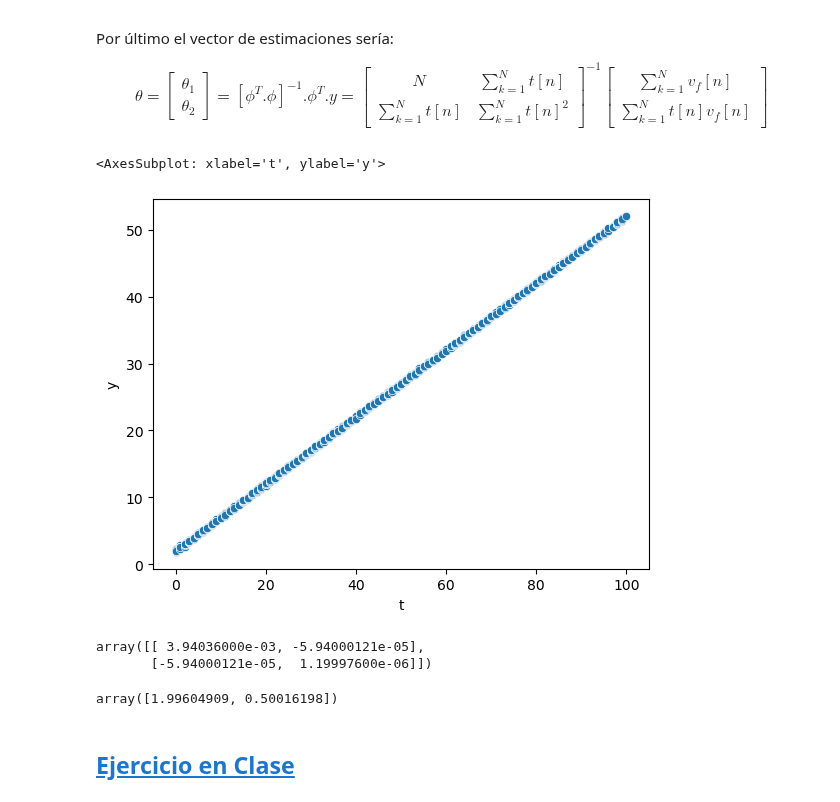
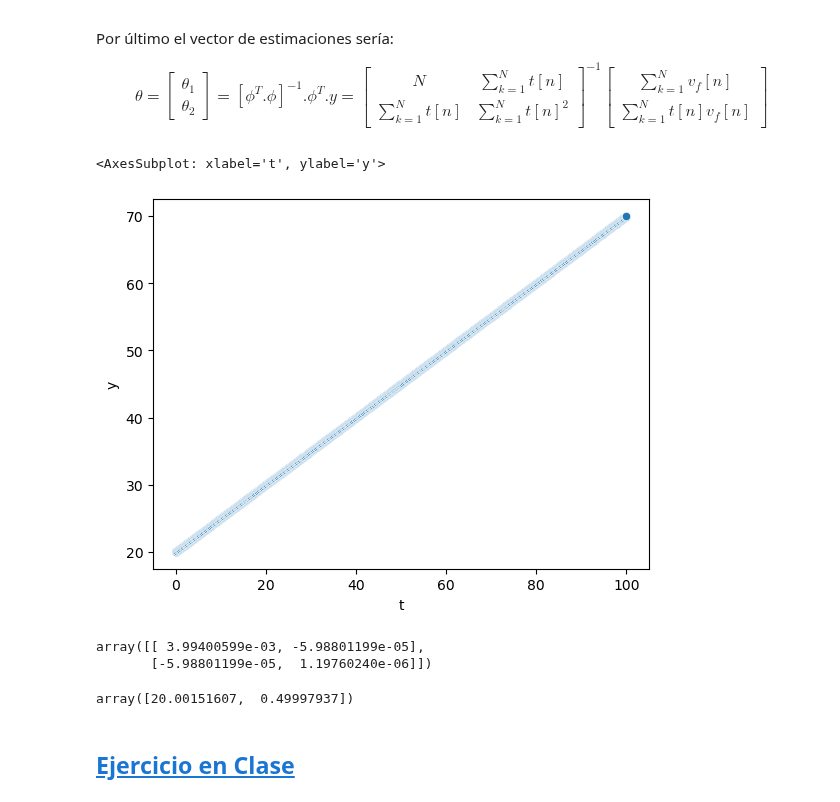
Before and after one commit to jairocuellar/System_identification, a Jupyter notebook: class_04_01.ipynb, the cells around one changed output. Saved outputs shown, nothing was run; the diff lists cells and outputs as text; code cells hidden in the pictures.

```diff
--- a/class_04_01.ipynb
+++ b/class_04_01.ipynb
@@ -140,42 +140,44 @@ $$\theta = \begin{bmatrix}\theta_1\\\theta_2\end{bmatrix}=[\phi^T.\phi]^{-1}.\ph
 N&\sum_{k=1}^{N}t[n]\\\sum_{k=1}^{N}t[n]&\sum_{k=1}^{N}t[n]^2
 \end{bmatrix}^{-1}\begin{bmatrix}\sum_{k=1}^{N}v_f[n]\\\sum_{k=1}^{N}t[n]v_f[n]\end{bmatrix}$$
 # %%
-# Estimador Lineal para la recta y = 0.5x-2
+# Estimador de mínimos cuadráticos para modelos polinomiales
 N = 1000
-t = np.linspace(0,100,N,dtype = "int")
-teta1 = 2;
+t = np.linspace(0,100,N)
+teta1 = 20;
 teta2 = 0.5
 #teta3 = 1
 ## Valores verdaderos según el modelo:
 #y_true = (teta3*(t**2)+teta2*t+teta1)
 y_true = teta2*t+teta1
+#y_true = teta1
 ##Señal de error de media 0:
-e = np.random.normal(0,0.1,size=N)
+e = np.random.normal(0,0.01,size=N)
 ## Señal con error incluido
 y = y_true + e
 
 data = pd.DataFrame(data = {'t':t,'y':y})
 data['ones'] = 1
 sns.scatterplot(data,x = 't',y = 'y')
 # %% [output]
 <AxesSubplot: xlabel='t', ylabel='y'>
-[figure, old version]
+[figure, new version]
 # %%
 #Calculando la matriz Moore - Penrose
 #phi = np.array([data.ones, data.t, data.t**2]).transpose()
 phi = np.array([data.ones, data.t]).transpose()
+#phi = np.array([data.ones]).transpose()
 A = np.dot(phi.transpose(),phi)
 Mpr = np.linalg.inv(A)
 Mpr
 # %% [output]
-array([[ 3.94036000e-03, -5.94000121e-05],
-       [-5.94000121e-05,  1.19997600e-06]])
+array([[ 3.99400599e-03, -5.98801199e-05],
+       [-5.98801199e-05,  1.19760240e-06]])
 # %%
 #Obteniendo la matriz de estimadores
 B = np.dot(phi.transpose(),y)
 theta = np.dot(Mpr,B)
 theta
 # %% [output]
-array([1.99604909, 0.50016198])
+array([20.00151607,  0.49997937])
 # %% [markdown]
 ## [Ejercicio en Clase](ejercicio_02.ipynb)
```
Also changed, not shown: 5 other files.
